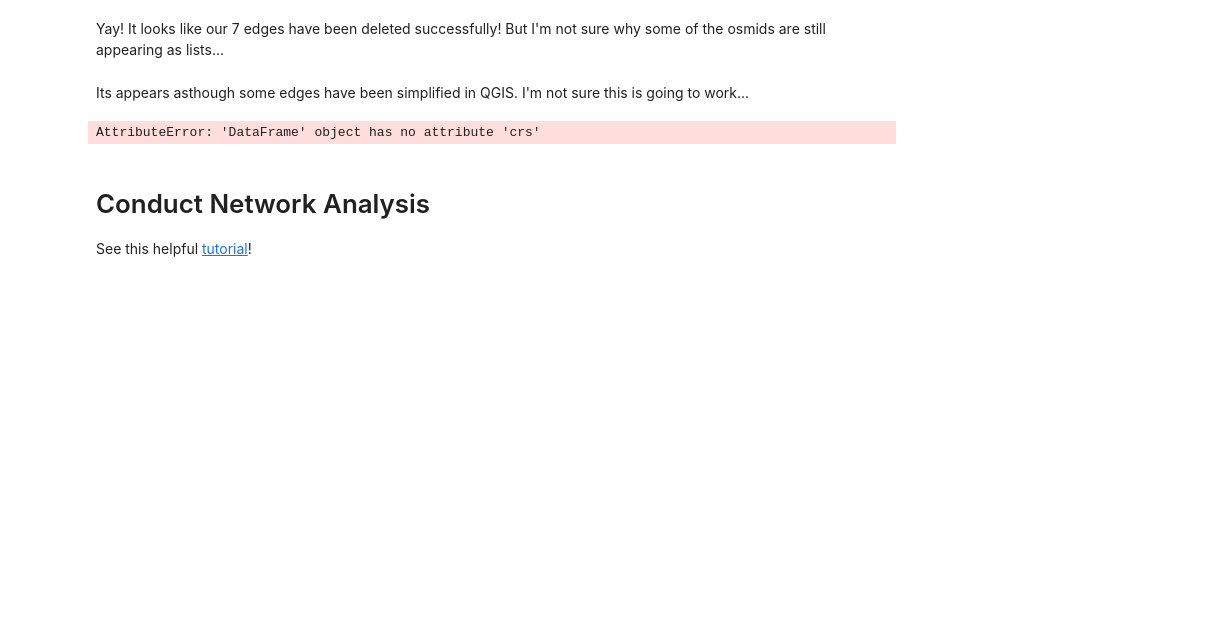
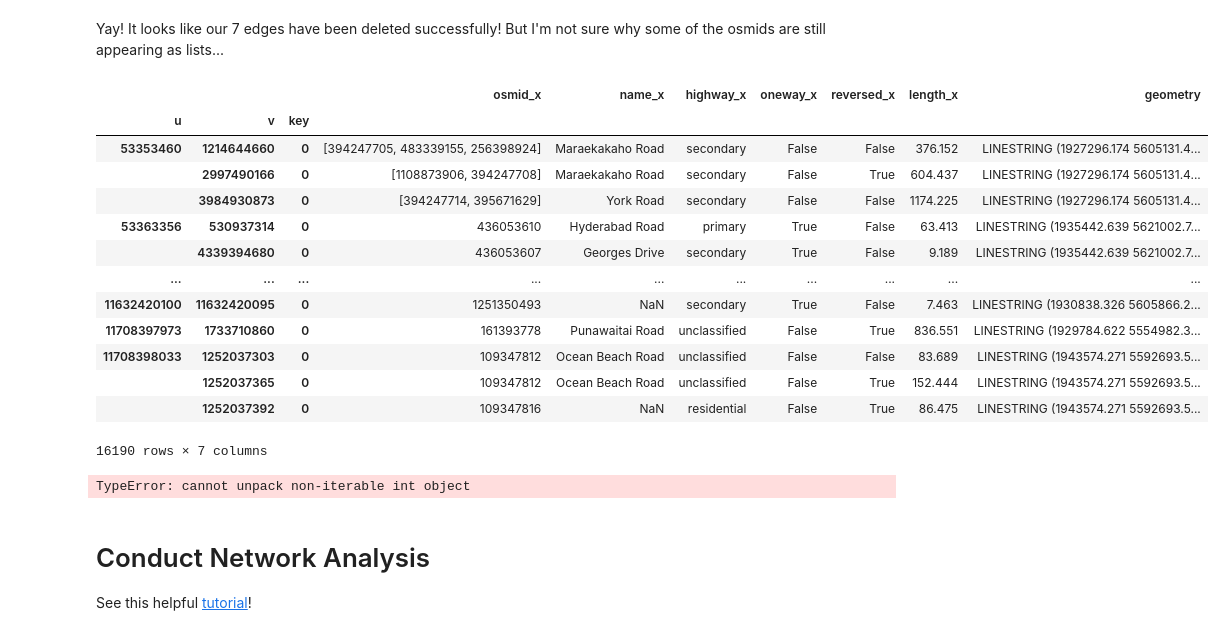
Before and after one commit to gsokolow/Flooding-and-Healthcare-2024, a Jupyter notebook: procedure/code/01-Jupyter_notebook.ipynb, the cells around one changed output. Cells and saved outputs as stored; diff of their text form; code cells hidden in the pictures; blank space fills up the shorter version.

```diff
--- a/procedure/code/01-Jupyter_notebook.ipynb
+++ b/procedure/code/01-Jupyter_notebook.ipynb
@@ -752,12 +797,27 @@ AttributeError: 'DataFrame' object has no attribute 'crs'
 # %% [markdown]
 Yay! It looks like our 7 edges have been deleted successfully! But I'm not sure why some of the osmids are still appearing as lists...
-# %% [markdown]
-Its appears asthough some edges have been simplified in QGIS. I'm not sure this is going to work...
+# %%
+F_edges.set_index(['u','v','key'])
+# %% [output]
+|  |  |  | osmid_x | name_x | highway_x | oneway_x | reversed_x | length_x | geometry |
+| u | v | key |  |  |  |  |  |  |  |
+| 53353460 | 1214644660 | 0 | [394247705, 483339155, 256398924] | Maraekakaho Road | secondary | False | False | 376.152 | LINESTRING (1927296.174 5605131.4... |
+|  | 2997490166 | 0 | [1108873906, 394247708] | Maraekakaho Road | secondary | False | True | 604.437 | LINESTRING (1927296.174 5605131.4... |
+|  | 3984930873 | 0 | [394247714, 395671629] | York Road | secondary | False | False | 1174.225 | LINESTRING (1927296.174 5605131.4... |
+| 53363356 | 530937314 | 0 | 436053610 | Hyderabad Road | primary | True | False | 63.413 | LINESTRING (1935442.639 5621002.7... |
+|  | 4339394680 | 0 | 436053607 | Georges Drive | secondary | True | False | 9.189 | LINESTRING (1935442.639 5621002.7... |
+| ... | ... | ... | ... | ... | ... | ... | ... | ... | ... |
+| 11632420100 | 11632420095 | 0 | 1251350493 | NaN | secondary | True | False | 7.463 | LINESTRING (1930838.326 5605866.2... |
+| 11708397973 | 1733710860 | 0 | 161393778 | Punawaitai Road | unclassified | False | True | 836.551 | LINESTRING (1929784.622 5554982.3... |
+| 11708398033 | 1252037303 | 0 | 109347812 | Ocean Beach Road | unclassified | False | False | 83.689 | LINESTRING (1943574.271 5592693.5... |
+|  | 1252037365 | 0 | 109347812 | Ocean Beach Road | unclassified | False | True | 152.444 | LINESTRING (1943574.271 5592693.5... |
+|  | 1252037392 | 0 | 109347816 | NaN | residential | False | True | 86.475 | LINESTRING (1943574.271 5592693.5... |
+16190 rows × 7 columns
 # %%
-F = ox.graph_from_gdfs(nodes, F_edges)
+F = ox.graph_from_gdfs(nodes, F_edges, graph_attrs = None)
 #there's something with th
 # %% [output]
-AttributeError: 'DataFrame' object has no attribute 'crs'
+TypeError: cannot unpack non-iterable int object
 # %% [markdown]
 # Conduct Network Analysis
 See this helpful [tutorial](https://automating-gis-processes.github.io/2017/lessons/L7/network-analysis.html)!
```
Also changed, not shown: parts of 15 cells of this notebook.
